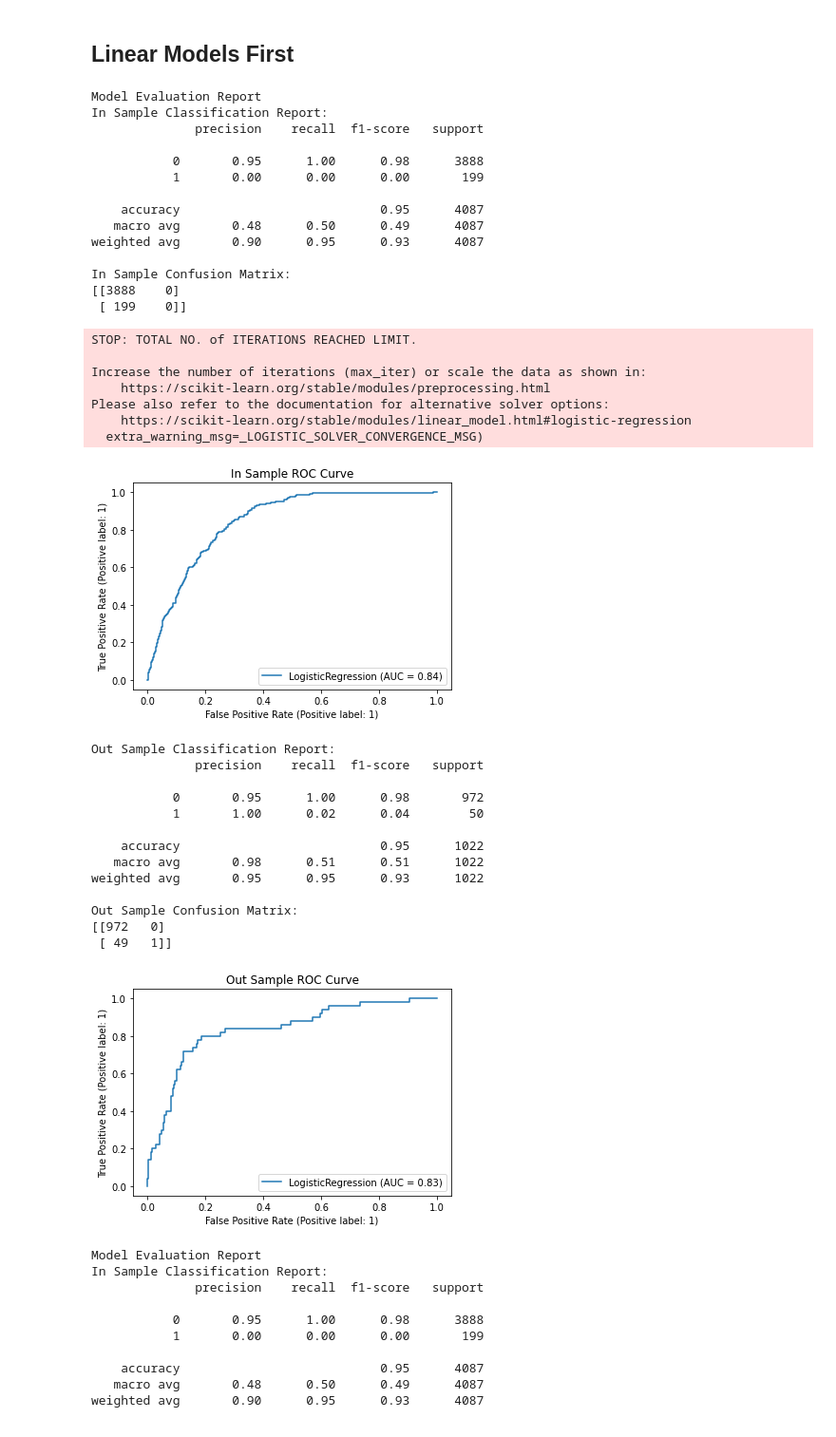
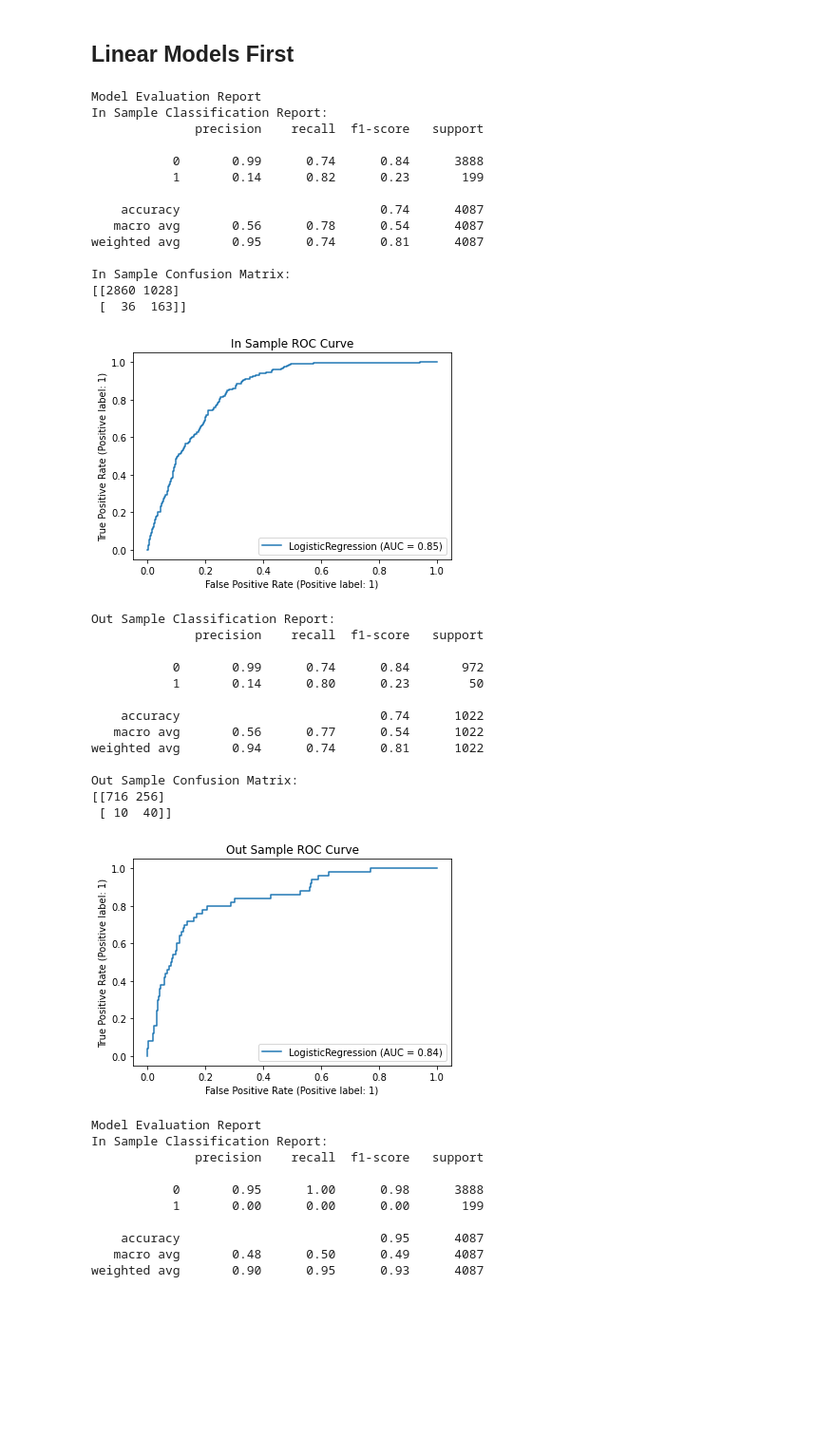
Before and after one commit to ykrasnikov/Stroke_Analysis_and_Prediction, a Jupyter notebook: Stroke/NoteBooks/Stroke_Data.ipynb, the cells around one changed output. Shown at 95% size. Saved outputs shown, nothing was run; the diff lists cells and outputs as text; code cells hidden in the pictures; blank space fills up the shorter version.

```diff
--- a/Stroke/NoteBooks/Stroke_Data.ipynb
+++ b/Stroke/NoteBooks/Stroke_Data.ipynb
@@ -210,12 +210,8 @@ Name: id, dtype: int64
 # Cast category to string - get dummies
 #df['work_type'] = df.work_type.astype(str)
 
-linear_dums = pd.get_dummies(df[["work_type", "smoking_status"]], drop_first=True) #linear models don't need the extra column
+linear_dums = pd.get_dummies(df[["work_type", "smoking_status"]], drop_first=False) #linear models don't need the extra column
 tree_dums = pd.get_dummies(df[["work_type", "smoking_status"]], drop_first=False)
-
-# for imputing
-# linear_dums = pd.get_dummies(df[["work_type"]], drop_first=True) #linear models don't need the extra column
-# tree_dums = pd.get_dummies(df[["work_type"]], drop_first=False)
 # %%
 linear_dums
 # %% [output]
@@ -454,7 +425,7 @@ y = target.to_numpy()
 X_train, X_test, y_train, y_test = train_test_split(X, y, test_size=0.2, random_state=42, stratify=y)
 # %%
 # initialize
-log = LogisticRegression()
+log = LogisticRegression(class_weight='balanced',max_iter=1000)
 
 # fit
 log = log.fit(X_train, y_train)
@@ -463,61 +434,54 @@ log = log.fit(X_train, y_train)
 in_preds = log.predict(X_train)
 out_preds = log.predict(X_test)
 
 # evaluation
 print("Model Evaluation Report")
 print(f"In Sample Classification Report: \n{classification_report(y_train, in_preds)}")
 print(f"In Sample Confusion Matrix: \n{confusion_matrix(y_train, in_preds)}")
 
 # roc curve
 plot_roc_curve(log, X_train, y_train)
 plt.title("In Sample ROC Curve")
 plt.show()
 
 print()
 print(f"Out Sample Classification Report: \n{classification_report(y_test, out_preds)}")
 print(f"Out Sample Confusion Matrix: \n{confusion_matrix(y_test, out_preds)}")
 
 # roc curve
 plot_roc_curve(log, X_test, y_test)
 plt.title("Out Sample ROC Curve")
 plt.show()
 # %% [output]
 Model Evaluation Report
 In Sample Classification Report:
               precision    recall  f1-score   support
 
-           0       0.95      1.00      0.98      3888
-           1       0.00      0.00      0.00       199
+           0       0.99      0.74      0.84      3888
+           1       0.14      0.82      0.23       199
 
-    accuracy                           0.95      4087
-   macro avg       0.48      0.50      0.49      4087
-weighted avg       0.90      0.95      0.93      4087
+    accuracy                           0.74      4087
+   macro avg       0.56      0.78      0.54      4087
+weighted avg       0.95      0.74      0.81      4087
 
 In Sample Confusion Matrix:
-[[3888    0]
- [ 199    0]]
+[[2860 1028]
+ [  36  163]]
+[figure, new version]
-STOP: TOTAL NO. of ITERATIONS REACHED LIMIT.
+Out Sample Classification Report:
+              precision    recall  f1-score   support
 
-Increase the number of iterations (max_iter) or scale the data as shown in:
-    https://scikit-learn.org/stable/modules/preprocessing.html
-Please also refer to the documentation for alternative solver options:
-    https://scikit-learn.org/stable/modules/linear_model.html#logistic-regression
-  extra_warning_msg=_LOGISTIC_SOLVER_CONVERGENCE_MSG)
+           0       0.99      0.74      0.84       972
+           1       0.14      0.80      0.23        50
+
+    accuracy                           0.74      1022
+   macro avg       0.56      0.77      0.54      1022
+weighted avg       0.94      0.74      0.81      1022
+
+Out Sample Confusion Matrix:
+[[716 256]
+ [ 10  40]]
-[figure, old version]
-Out Sample Classification Report:
-              precision    recall  f1-score   support
-
-           0       0.95      1.00      0.98       972
-           1       1.00      0.02      0.04        50
-
-    accuracy                           0.95      1022
-   macro avg       0.98      0.51      0.51      1022
-weighted avg       0.95      0.95      0.93      1022
-
-Out Sample Confusion Matrix:
-[[972   0]
- [ 49   1]]
-[figure, old version]
+[figure, new version]
 # %%
 # initialize
 knn = KNeighborsClassifier(n_neighbors=20)
```
Also changed, not shown: parts of 22 cells of this notebook, 5 other files.
